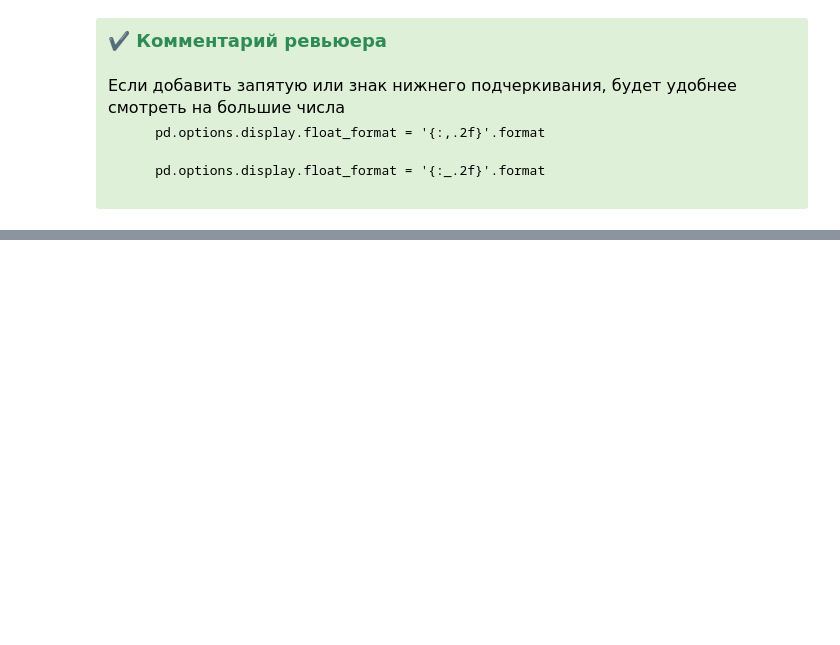
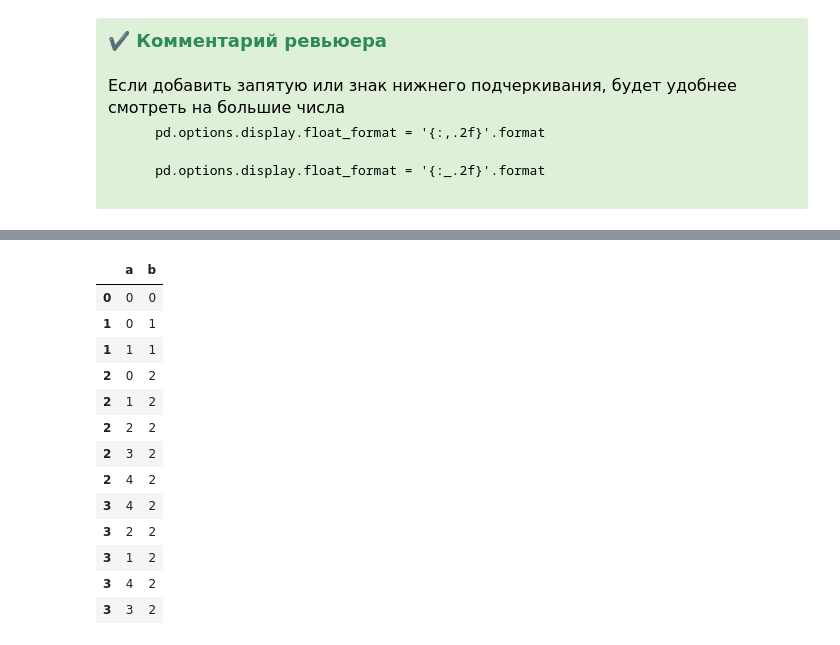
Before and after one commit to EvanderLatine/DS_Practicum, a Jupyter notebook: Composite_Project_1/EDA.ipynb, the cells around one changed output, grey strips where cells are left out. Cells and saved outputs as stored; diff of their text form; code cells hidden in the pictures; blank space fills up the shorter version.

Commit message:
init: start scooters project, preprocess data and start EDA

```diff
--- a/Composite_Project_1/EDA.ipynb
+++ b/Composite_Project_1/EDA.ipynb
@@ -2121,0 +2210,6 @@ __Стоит посмотреть на антилидеров, которые п
+# %%
+# import pandas as pd
+n_rows = 3
+result = pd.DataFrame(
+    {"a": [list(range(1 + i ** 2)) for i in range(n_rows)], "b": list(range(n_rows))}
+)
@@ -2121,0 +2223,3 @@ __Стоит посмотреть на антилидеров, которые п
+# %%
+result.loc[3]=([4, 2, 1, 4, 3], 2)
+result
@@ -2121,0 +2232,18 @@ __Стоит посмотреть на антилидеров, которые п
+# %%
+result = result.explode("a").astype({'a':int})
+result
+# %% [output]
+|  | a | b |
+| 0 | 0 | 0 |
+| 1 | 0 | 1 |
+| 1 | 1 | 1 |
+| 2 | 0 | 2 |
+| 2 | 1 | 2 |
+| 2 | 2 | 2 |
+| 2 | 3 | 2 |
+| 2 | 4 | 2 |
+| 3 | 4 | 2 |
+| 3 | 2 | 2 |
+| 3 | 1 | 2 |
+| 3 | 4 | 2 |
+| 3 | 3 | 2 |
```
Also changed, not shown: parts of 68 cells of this notebook, 6 other files.
